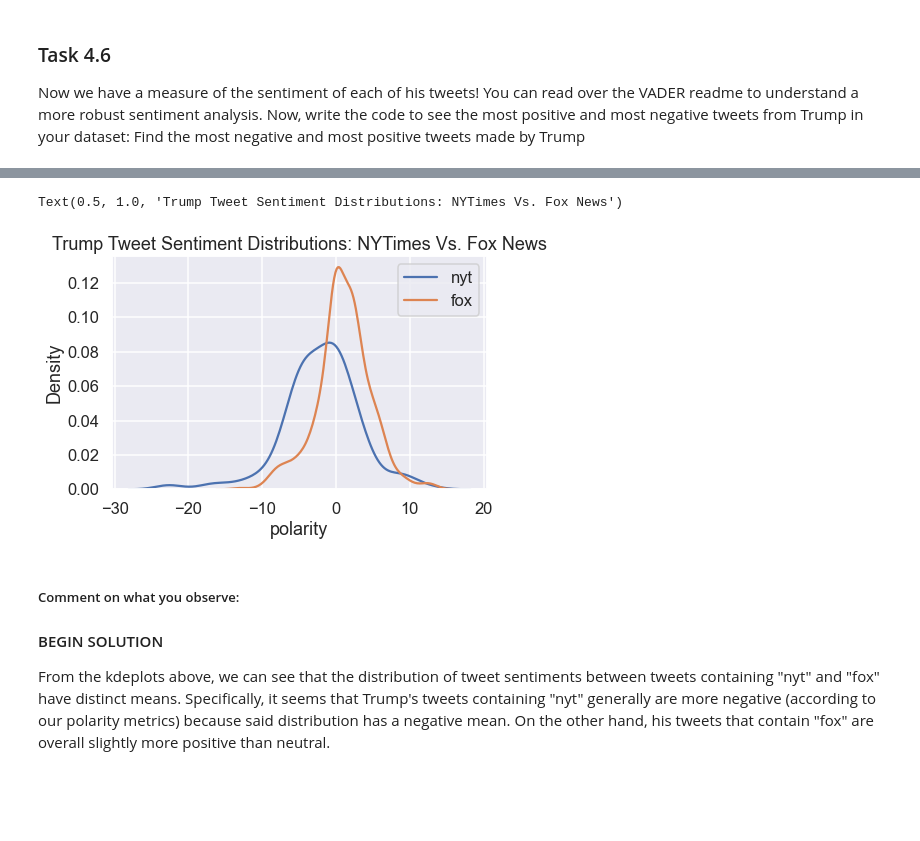
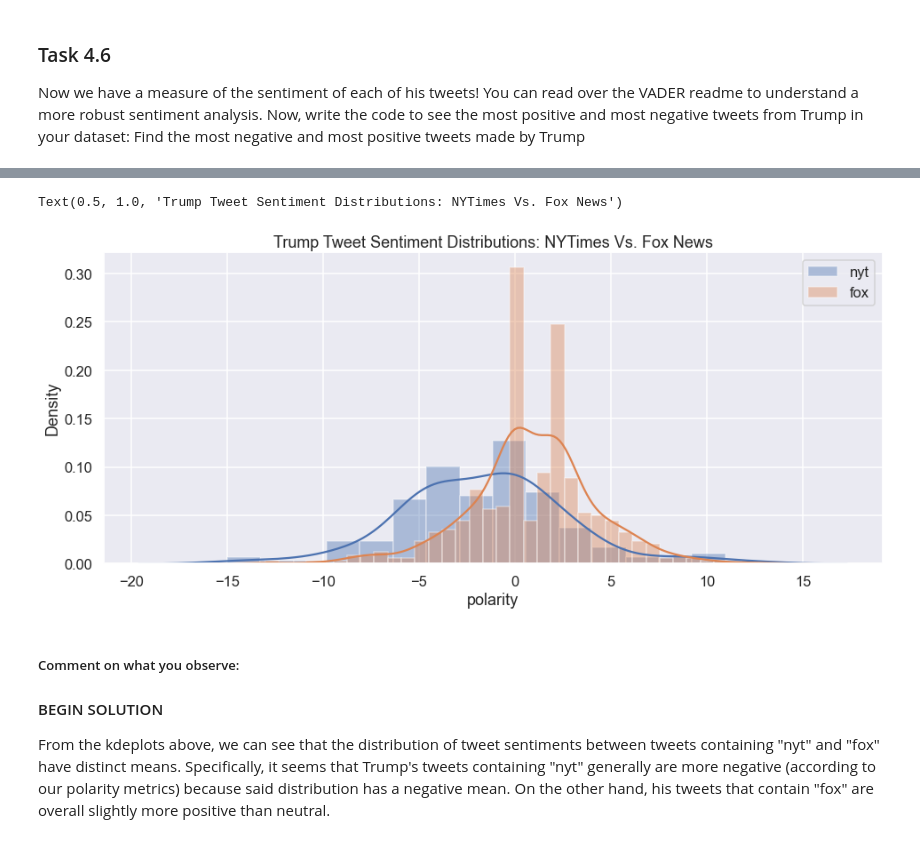
Before and after one commit to azhang2000/Cs439MidSemesterProject, a Jupyter notebook: MidSemester_Project_F21_V1.ipynb, the cells around one changed output, grey strips where cells are left out. Cells and saved outputs as stored; diff of their text form; code cells hidden in the pictures; blank space fills up the shorter version.

```diff
--- a/MidSemester_Project_F21_V1.ipynb
+++ b/MidSemester_Project_F21_V1.ipynb
@@ -350,9 +350,9 @@ a = pd.DataFrame(load_tweets("data/2016-2017.json"))
 
 all_tweets = pd.concat([trump_tweets,a], ignore_index=True, axis = 0, join = 'outer')
 
-all_tweets.drop_duplicates('id', inplace=True)
+#all_tweets.drop_duplicates('id', inplace=True)
 display(all_tweets.size)
-
+#print(all_tweets)
 ### END SOLUTION
 
 assert(all_tweets.size == 331452)
@@ -378,15 +378,15 @@ import re
 
 df_trump = all_tweets
 df_trump['id'] = df_trump['id'].astype(np.int64)
-df_trump = df_trump.set_index('id')
-
-df_trump = df_trump.loc[:,['created_at','source','text','retweet_count','full_text']]
+df_trump.drop_duplicates(subset = 'id', inplace=True)
+df_trump = df_trump.loc[:,['id','created_at','source','text','retweet_count','full_text']]
 df_trump['created_at'] = df_trump['created_at'].str.replace(re.escape('+0000 '), "", regex=True)
 df_trump['time'] = pd.to_datetime(df_trump.loc[:,"created_at"], format='%c', errors = 'coerce', utc=True)
 df_trump.drop('created_at', axis = 1, inplace=True)
 
 df_trump['text'] = df_trump['text'].combine_first(df_trump['full_text'])
 df_trump.drop('full_text', axis = 1, inplace=True)
-
+df_trump.set_index('id',inplace=True)
 df_trump.sort_index(inplace=True)
+df_trump
 ### END SOLUTION
@@ -877,14 +906,15 @@ Plot the distribution of tweet sentiments broken down by whether the text of the
 ![title](images/nyt_vs_fox.png)
 # %%
 ### BEGIN SOLUTION
-sns.kdeplot(df_trump.loc[df_trump['text'].str.contains('nyt'), 'polarity'], label="nyt")
-sns.kdeplot(df_trump.loc[df_trump['text'].str.contains('fox'), 'polarity'], label="fox")
+plt.figure(figsize=(14,6))
+sns.distplot(df_trump.loc[df_trump['text'].str.contains('nyt'), 'polarity'], label="nyt", kde=True)
+sns.distplot(df_trump.loc[df_trump['text'].str.contains('fox'), 'polarity'], label="fox", kde=True)
 plt.legend()
 plt.title("Trump Tweet Sentiment Distributions: NYTimes Vs. Fox News")
 ### END SOLUTION
 # %% [output]
 Text(0.5, 1.0, 'Trump Tweet Sentiment Distributions: NYTimes Vs. Fox News')
-[figure, old version]
+[figure, new version]
 # %% [markdown]
 ##### Comment on what you observe:
 
```
Also changed, not shown: parts of 20 cells of this notebook, 8 other files.
